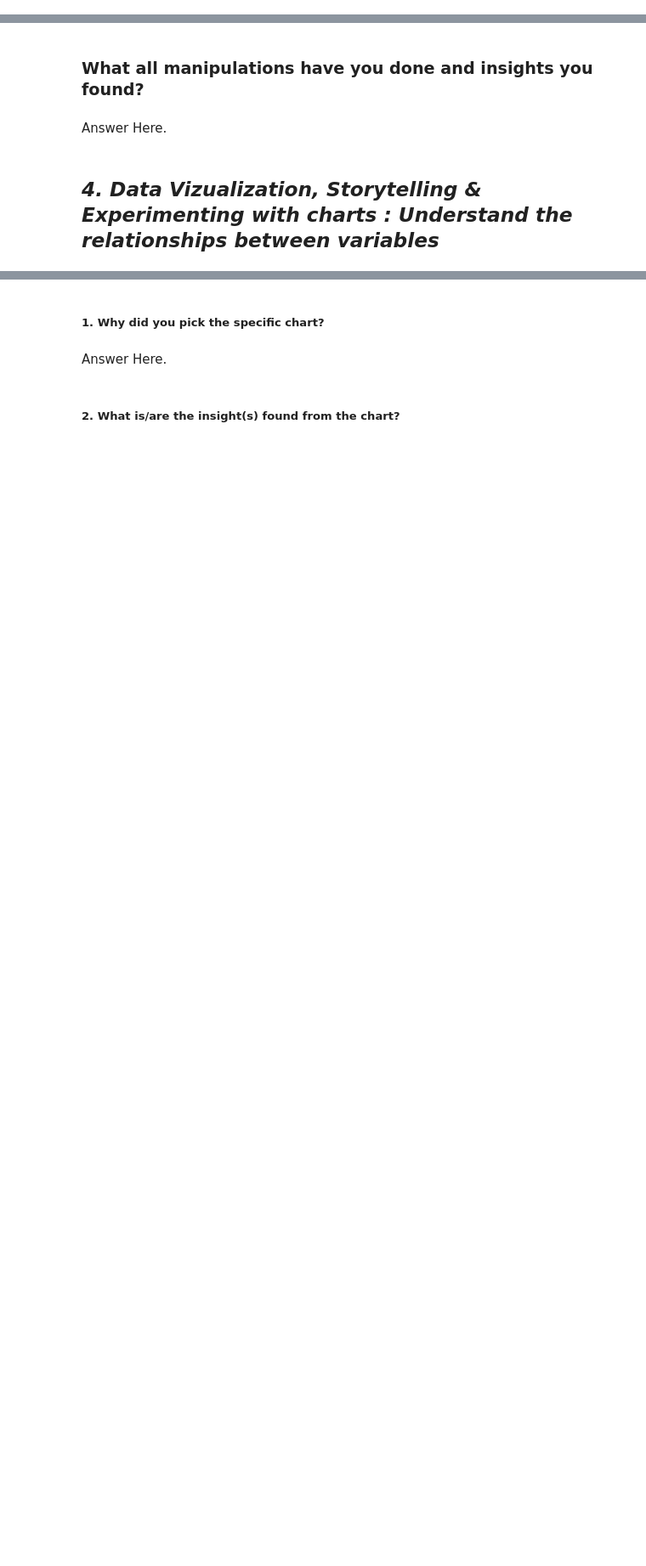
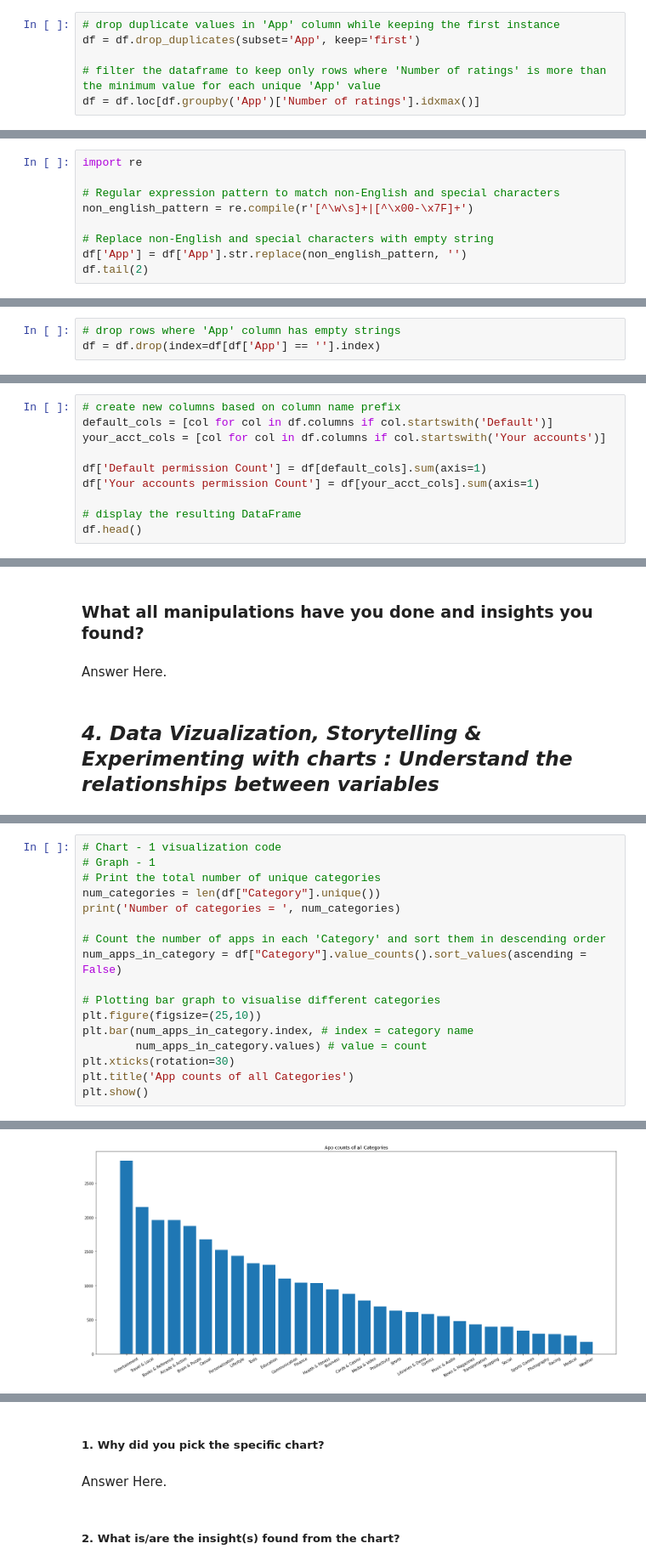
Before and after one commit to v1git12/Capstone-Project-3-Android-Authenticity-Prediction-, a Jupyter notebook: Android_Authenticity_Prediction.ipynb, the cells around one changed output, grey strips where cells are left out. Shown at 85% size. Cells and saved outputs as stored; diff of their text form; blank space fills up the shorter version.

Commit message:
Data cleaning , Handling Duplicate values

```diff
--- a/Android_Authenticity_Prediction.ipynb
+++ b/Android_Authenticity_Prediction.ipynb
@@ -311,0 +299,6 @@ a.shape
+# %%
+# drop duplicate values in 'App' column while keeping the first instance
+df = df.drop_duplicates(subset='App', keep='first')
+
+# filter the dataframe to keep only rows where 'Number of ratings' is more than the minimum value for each unique 'App' value
+df = df.loc[df.groupby('App')['Number of ratings'].idxmax()]
@@ -315,0 +383,9 @@ df.shape
+# %%
+import re
+
+# Regular expression pattern to match non-English and special characters
+non_english_pattern = re.compile(r'[^\w\s]+|[^\x00-\x7F]+')
+
+# Replace non-English and special characters with empty string
+df['App'] = df['App'].str.replace(non_english_pattern, '')
+df.tail(2)
@@ -315,0 +424,3 @@ df.shape
+# %%
+# drop rows where 'App' column has empty strings
+df = df.drop(index=df[df['App'] == ''].index)
@@ -1021,0 +1249,10 @@ Name: Rating, dtype: float64
+# %%
+# create new columns based on column name prefix
+default_cols = [col for col in df.columns if col.startswith('Default')]
+your_acct_cols = [col for col in df.columns if col.startswith('Your accounts')]
+
+df['Default permission Count'] = df[default_cols].sum(axis=1)
+df['Your accounts permission Count'] = df[your_acct_cols].sum(axis=1)
+
+# display the resulting DataFrame
+df.head()
@@ -1027,0 +1274,18 @@ Answer Here.
+# %%
+# Chart - 1 visualization code
+# Graph - 1
+# Print the total number of unique categories
+num_categories = len(df["Category"].unique())
+print('Number of categories = ', num_categories)
+
+# Count the number of apps in each 'Category' and sort them in descending order
+num_apps_in_category = df["Category"].value_counts().sort_values(ascending = False)
+
+# Plotting bar graph to visualise different categories
+plt.figure(figsize=(25,10))
+plt.bar(num_apps_in_category.index, # index = category name
+        num_apps_in_category.values) # value = count
+plt.xticks(rotation=30)
+plt.title('App counts of all Categories')
+plt.show()
+# %% [output]
@@ -1027,0 +1293 @@ Answer Here.
+[figure, added]
```
Also changed, not shown: parts of 130 cells of this notebook.
